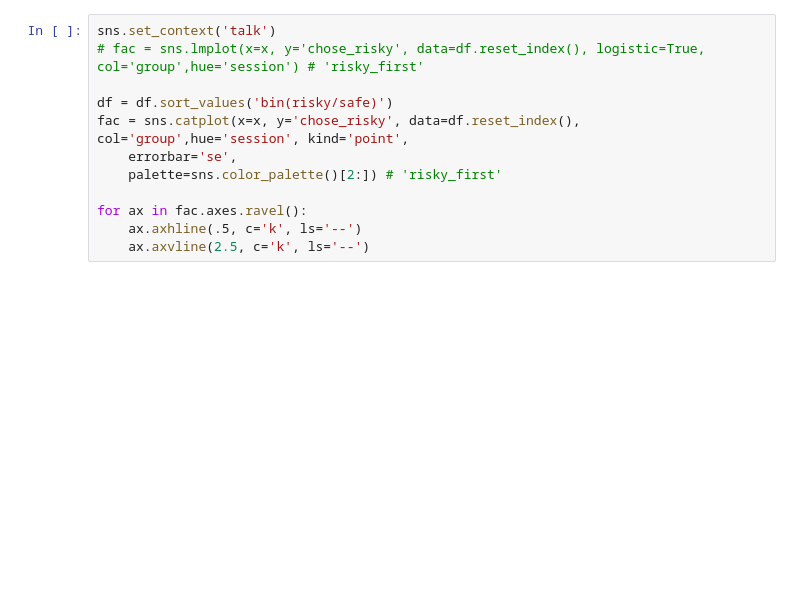
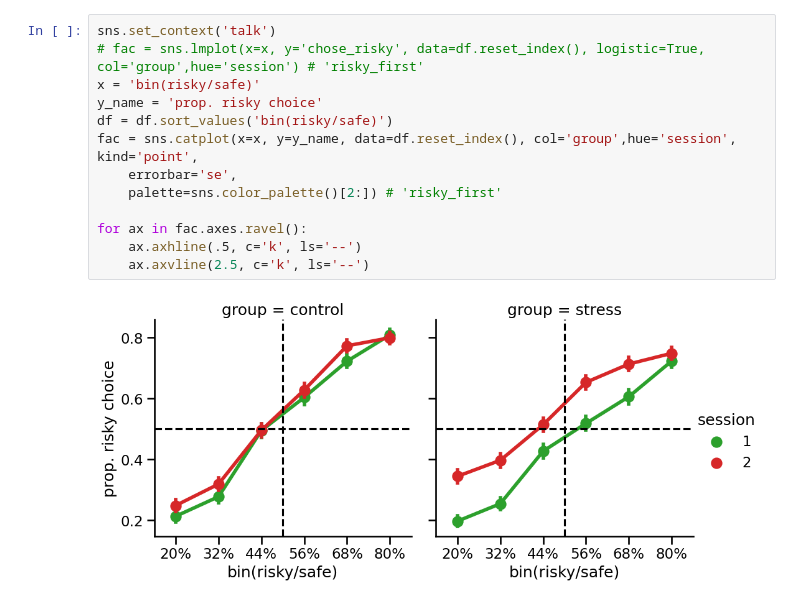
Before and after one commit to Gilles86/stress_risk, a Jupyter notebook: stress_risk/plots_for_paper/fig1_rawData.ipynb, the cells around one changed output. Saved outputs shown, nothing was run; the diff lists cells and outputs as text; blank space fills up the shorter version.

```diff
--- a/stress_risk/plots_for_paper/fig1_rawData.ipynb
+++ b/stress_risk/plots_for_paper/fig1_rawData.ipynb
@@ -35,12 +39,15 @@ The `ci` parameter is deprecated. Use `errorbar=('ci', 67)` for the same effect.
 # %%
 sns.set_context('talk')
 # fac = sns.lmplot(x=x, y='chose_risky', data=df.reset_index(), logistic=True, col='group',hue='session') # 'risky_first'
-
+x = 'bin(risky/safe)'
+y_name = 'prop. risky choice'
 df = df.sort_values('bin(risky/safe)')
-fac = sns.catplot(x=x, y='chose_risky', data=df.reset_index(), col='group',hue='session', kind='point',
+fac = sns.catplot(x=x, y=y_name, data=df.reset_index(), col='group',hue='session', kind='point',
     errorbar='se',
     palette=sns.color_palette()[2:]) # 'risky_first'
 
 for ax in fac.axes.ravel():
     ax.axhline(.5, c='k', ls='--')
     ax.axvline(2.5, c='k', ls='--')
+# %% [output]
+[figure, added]
```
Also changed, not shown: parts of 2 cells of this notebook, 2 other files.
